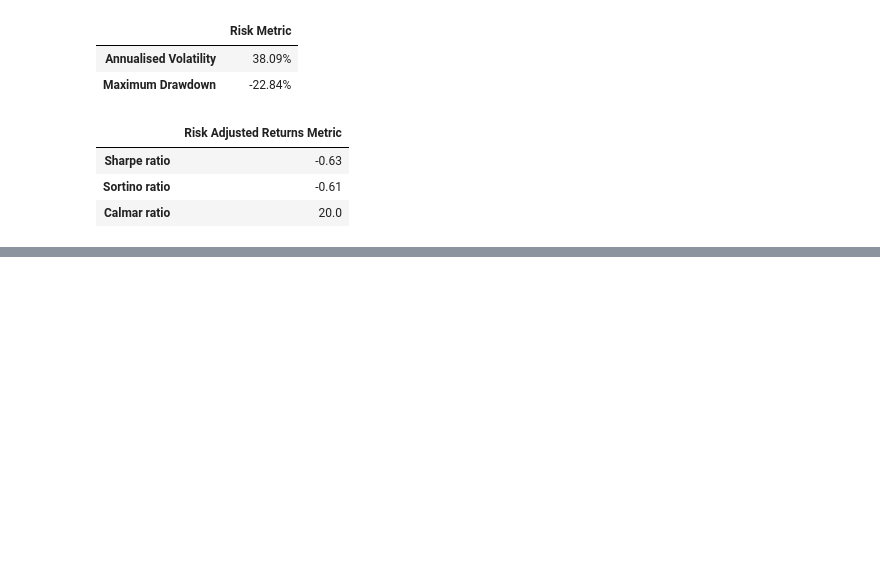
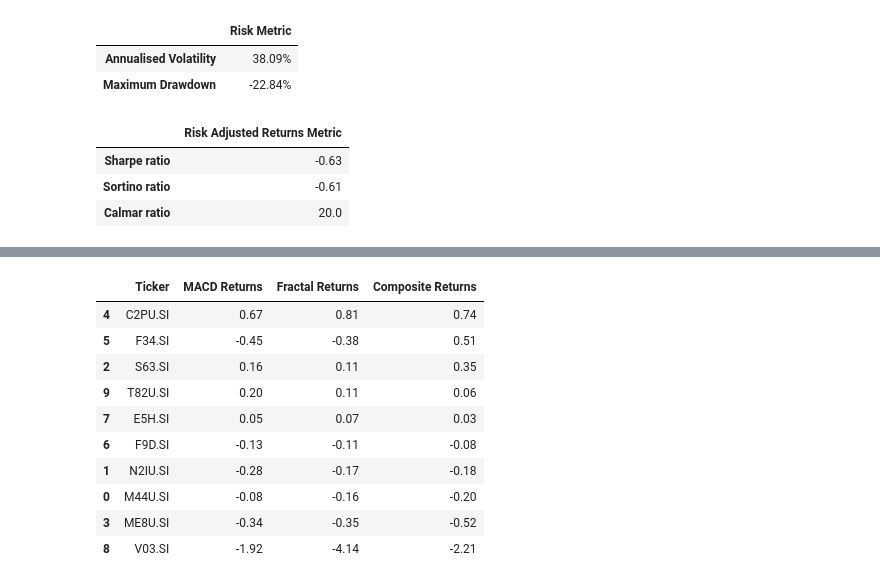
Before and after one commit to jade-lam/Stock-Portfolio, a Jupyter notebook: Quantinsti - Swing Trading Strategies.ipynb, the cells around one changed output, grey strips where cells are left out. Drawn from its saved outputs; the diff is of its cells as text; code cells hidden in the pictures; blank space fills up the shorter version.

```diff
--- a/Quantinsti - Swing Trading Strategies.ipynb
+++ b/Quantinsti - Swing Trading Strategies.ipynb
@@ -57,9 +66,7 @@ plt.show()
 **2) Examining the MACD Indicator - Potential Entry/ Exits**
 # %%
 # Calculate the MACD line, signal line and MACD histogram
-data['macd_line'], \
-data['macd_signal_line'], \
-data['macd_hist'] = ta.MACD(data['Close'])
+data['macd_line'], data['macd_signal_line'],data['macd_hist'] = ta.MACD(data['Close'])
 
 # Drop the NaN values
 data.dropna(inplace=True)
@@ -660,0 +676,33 @@ analyse_performance(trade_book_fractal, data)
+# %%
+# identify trading strategy for the tickers
+tickers = ['M44U.SI', 'N2IU.SI', 'S63.SI', 'ME8U.SI', 'C2PU.SI', 'F34.SI', 'F9D.SI', 'E5H.SI', 'V03.SI', 'T82U.SI']
+start_date = '2021-3-19'
+end_date = '2022-3-18'
+take_profit = 0.06
+stop_loss = 0.02
+# %%
+PNL_list = []
+for ticker in tickers:
+  temp1 = get_price_data(ticker)
+
+  # Finding the fractal signals
+  temp1['bull_fractal'] = temp1['Low'].rolling(5).apply(bullish_fractal)
+  temp1['bear_fractal'] = temp1['High'].rolling(5).apply(bearish_fractal)
+  temp1['fractal_signal'] = (temp1['bear_fractal'] + temp1['bull_fractal']).shift(1)
+  temp1_fractal = get_trade_book(temp1, 'fractal_signal', take_profit, stop_loss)
+  fractal_PNL = temp1_fractal['PNL'].sum().round(2)
+
+  # Finding MACD signal
+  temp1['macd_line'], temp1['macd_signal_line'],temp1['macd_hist'] = ta.MACD(temp1['Close'])
+  temp1.dropna(inplace=True)
+  temp1['macd_signal'] = np.where(temp1['macd_line'] > temp1['macd_signal_line'], 1, 0)
+  trade_book_MACD = get_trade_book(temp1, 'macd_signal', 0.06, 0.02)
+  macd_PNL = trade_book_MACD['PNL'].sum().round(2)
+
+  # Combine the fractal and MACD signals in the column named composite_signal
+  temp1['composite_signal'] = np.where((temp1['fractal_signal'] == 1) & (temp1['macd_signal'] == 1), 1, 0)
+  temp1.dropna(inplace=True)
+  trade_book_fractal = get_trade_book(temp1, 'composite_signal', take_profit, stop_loss)
+  composite_PNL = trade_book_fractal['PNL'].sum().round(2)
+
+  PNL_list.append([ticker, macd_PNL, fractal_PNL, composite_PNL])
@@ -660,0 +720,15 @@ analyse_performance(trade_book_fractal, data)
+# %%
+result=pd.DataFrame(PNL_list, columns=['Ticker', 'MACD Returns', 'Fractal Returns', 'Composite Returns'])
+result.sort_values(by=['Composite Returns', 'MACD Returns'], ascending=False)
+# %% [output]
+|  | Ticker | MACD Returns | Fractal Returns | Composite Returns |
+| 4 | C2PU.SI | 0.67 | 0.81 | 0.74 |
+| 5 | F34.SI | -0.45 | -0.38 | 0.51 |
+| 2 | S63.SI | 0.16 | 0.11 | 0.35 |
+| 9 | T82U.SI | 0.20 | 0.11 | 0.06 |
+| 7 | E5H.SI | 0.05 | 0.07 | 0.03 |
+| 6 | F9D.SI | -0.13 | -0.11 | -0.08 |
+| 1 | N2IU.SI | -0.28 | -0.17 | -0.18 |
+| 0 | M44U.SI | -0.08 | -0.16 | -0.20 |
+| 3 | ME8U.SI | -0.34 | -0.35 | -0.52 |
+| 8 | V03.SI | -1.92 | -4.14 | -2.21 |
```
Also changed, not shown: parts of 9 cells of this notebook.
